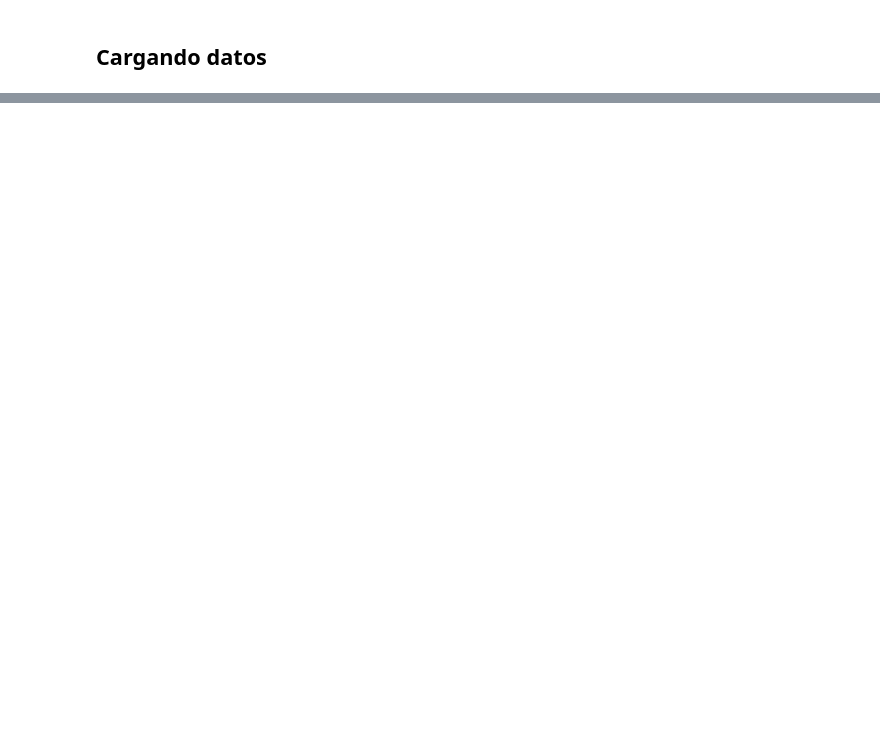
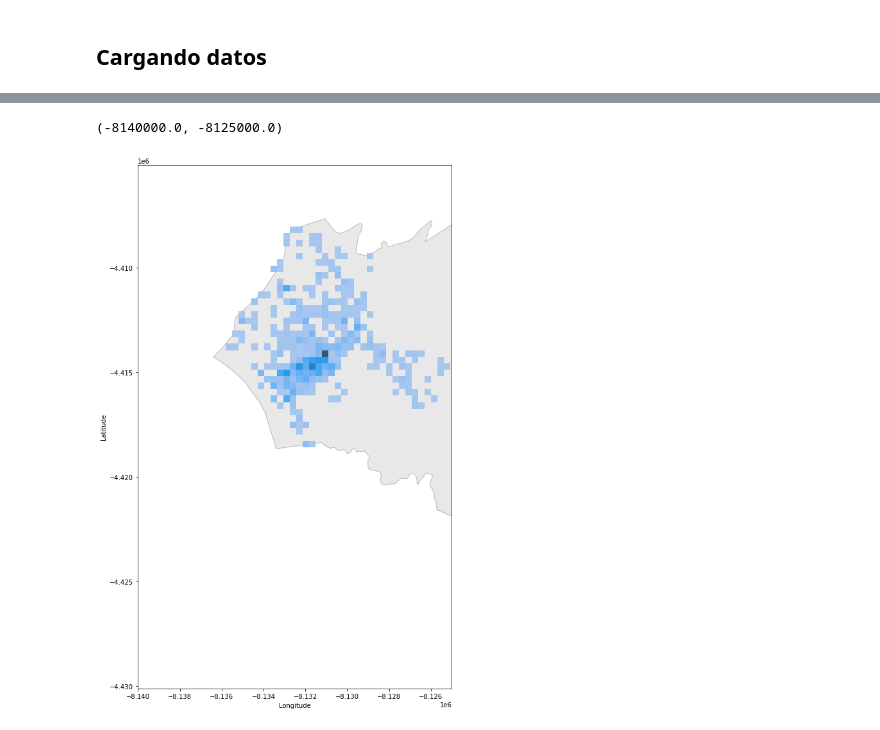
Before and after one commit to matiasfbr/CL_Seguridad_Vial, a Jupyter notebook: Seguridad Vial.ipynb, the cells around one changed output, grey strips where cells are left out. Cells and saved outputs as stored; diff of their text form; code cells hidden in the pictures; blank space fills up the shorter version.

```diff
--- a/Seguridad Vial.ipynb
+++ b/Seguridad Vial.ipynb
@@ -42,0 +59,2 @@ df['hour'] = df['fecha_hora'].dt.hour
+# %%
+chile = gpd.read_file('data/internal/comunas/comunas.shp')
@@ -52,0 +96,26 @@ s.set_title('Accidentes por día y hora durante 2020 en la Región de Bio Bio\n'
+# %%
+df_wm = chile[(chile['codregion']==8) & (chile['Comuna'].isin'Concepción')]
+# %%
+fig, ax = plt.subplots(1,1,figsize=(15,15))
+df_wm.plot(
+    color = 'lightgray',
+    edgecolor="gray",
+    alpha = 0.5,
+    ax = ax
+)
+
+
+
+sns.histplot(
+    x = 'Longitude',
+    y = 'Latitude',
+    kde = True,
+    ax = ax,
+    data = df[df['COMUNA']=='CONCEPCION']
+)
+
+ax.set_xlim([-8.14E6,-8.125E6])
+#ax.set_ylim([-4.05E6,-4.225E6])
+# %% [output]
+(-8140000.0, -8125000.0)
+[figure, added]
```
Also changed, not shown: parts of 25 cells of this notebook, 8 other files.
